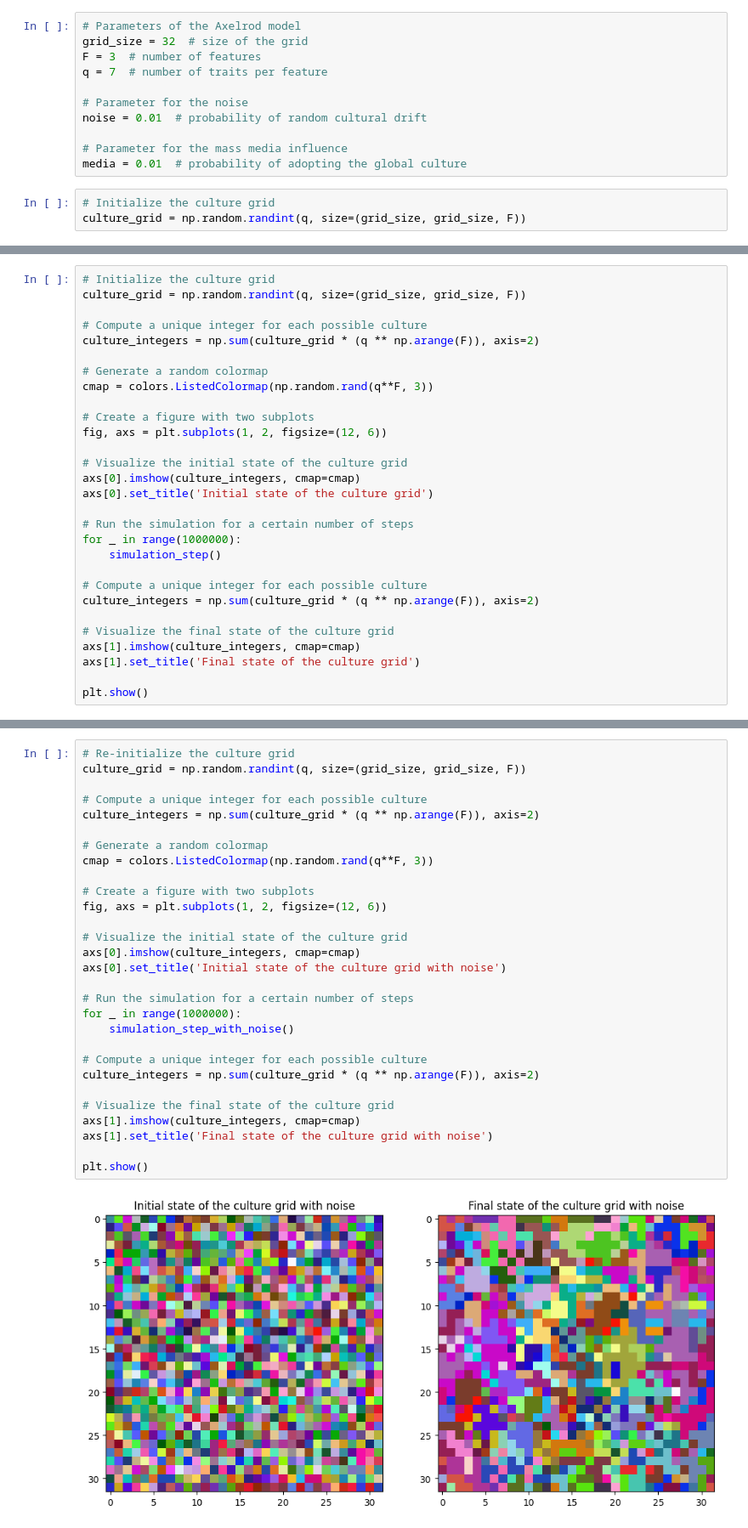
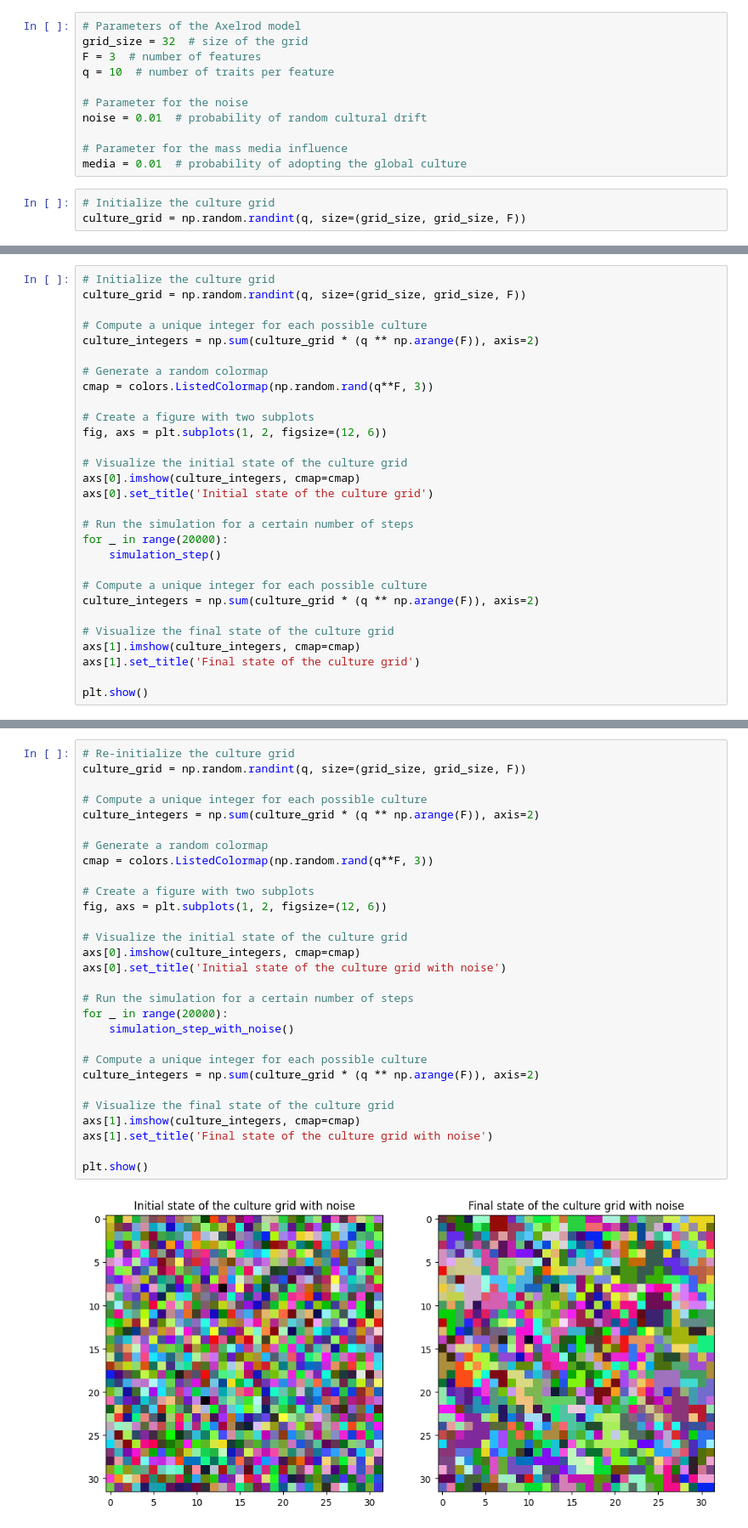
Before and after one commit to battles5/axelrod-model-simulation, a Jupyter notebook: axelrod_culture_noise_media_00.ipynb, the cells around one changed output, grey strips where cells are left out. Shown at 85% size. Cells and saved outputs as stored; diff of their text form.

```diff
--- a/axelrod_culture_noise_media_00.ipynb
+++ b/axelrod_culture_noise_media_00.ipynb
@@ -6,7 +6,7 @@ from matplotlib import colors
 # Parameters of the Axelrod model
 grid_size = 32  # size of the grid
 F = 3  # number of features
-q = 7  # number of traits per feature
+q = 10  # number of traits per feature
 
 # Parameter for the noise
 noise = 0.01  # probability of random cultural drift
@@ -72,7 +83,7 @@ axs[0].imshow(culture_integers, cmap=cmap)
 axs[0].set_title('Initial state of the culture grid')
 
 # Run the simulation for a certain number of steps
-for _ in range(1000000):
+for _ in range(20000):
     simulation_step()
 
 # Compute a unique integer for each possible culture
@@ -88,34 +99,34 @@ plt.show()
 # %%
 # Re-initialize the culture grid
 culture_grid = np.random.randint(q, size=(grid_size, grid_size, F))
 
 # Compute a unique integer for each possible culture
 culture_integers = np.sum(culture_grid * (q ** np.arange(F)), axis=2)
 
 # Generate a random colormap
 cmap = colors.ListedColormap(np.random.rand(q**F, 3))
 
 # Create a figure with two subplots
 fig, axs = plt.subplots(1, 2, figsize=(12, 6))
 
 # Visualize the initial state of the culture grid
 axs[0].imshow(culture_integers, cmap=cmap)
 axs[0].set_title('Initial state of the culture grid with noise')
 
 # Run the simulation for a certain number of steps
-for _ in range(1000000):
+for _ in range(20000):
     simulation_step_with_noise()
 
 # Compute a unique integer for each possible culture
 culture_integers = np.sum(culture_grid * (q ** np.arange(F)), axis=2)
 
 # Visualize the final state of the culture grid
 axs[1].imshow(culture_integers, cmap=cmap)
 axs[1].set_title('Final state of the culture grid with noise')
 
 plt.show()
 # %% [output]
-[figure, old version]
+[figure, new version]
 # %%
 # Re-initialize the culture grid
 culture_grid = np.random.randint(q, size=(grid_size, grid_size, F))
```
Also changed, not shown: parts of 3 cells of this notebook.
